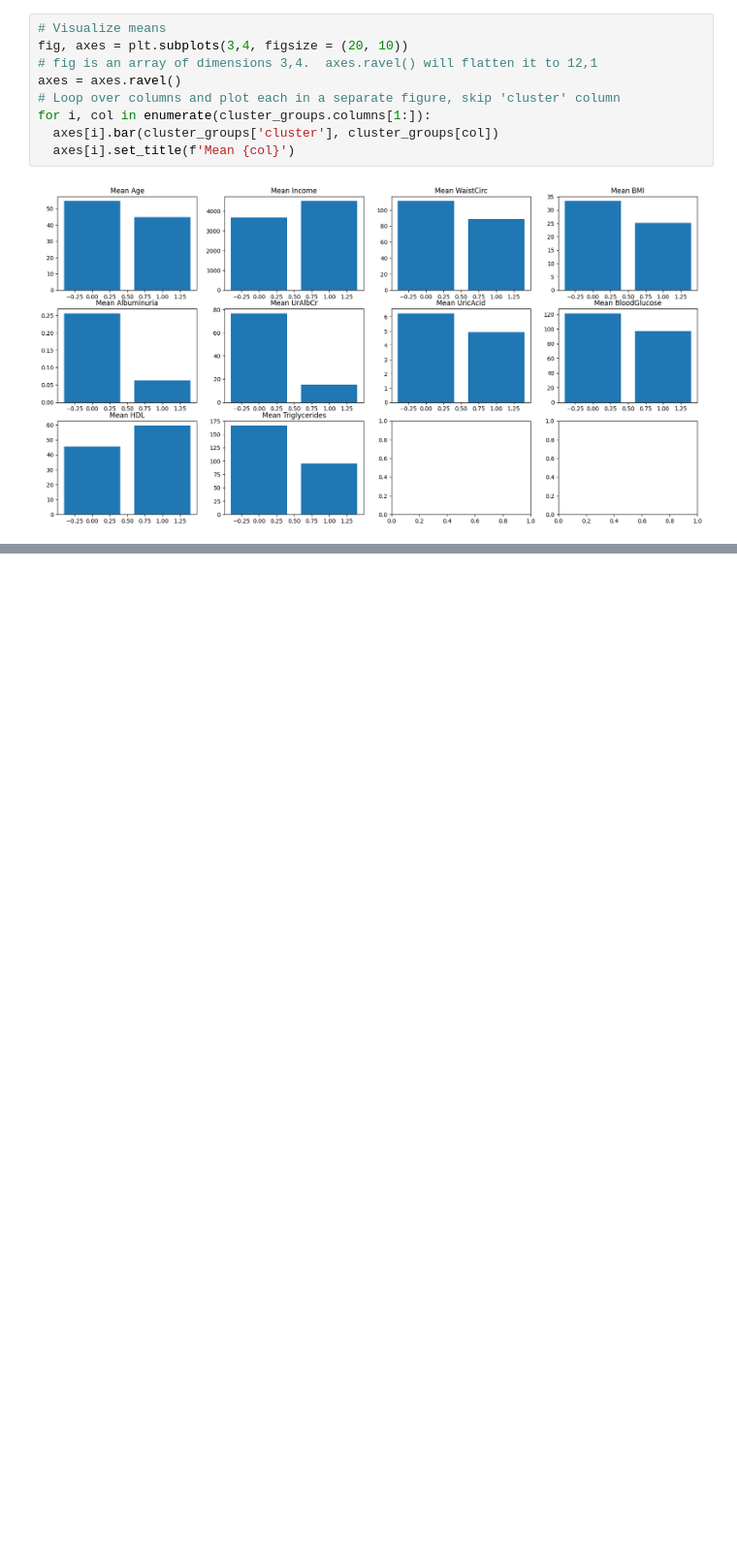
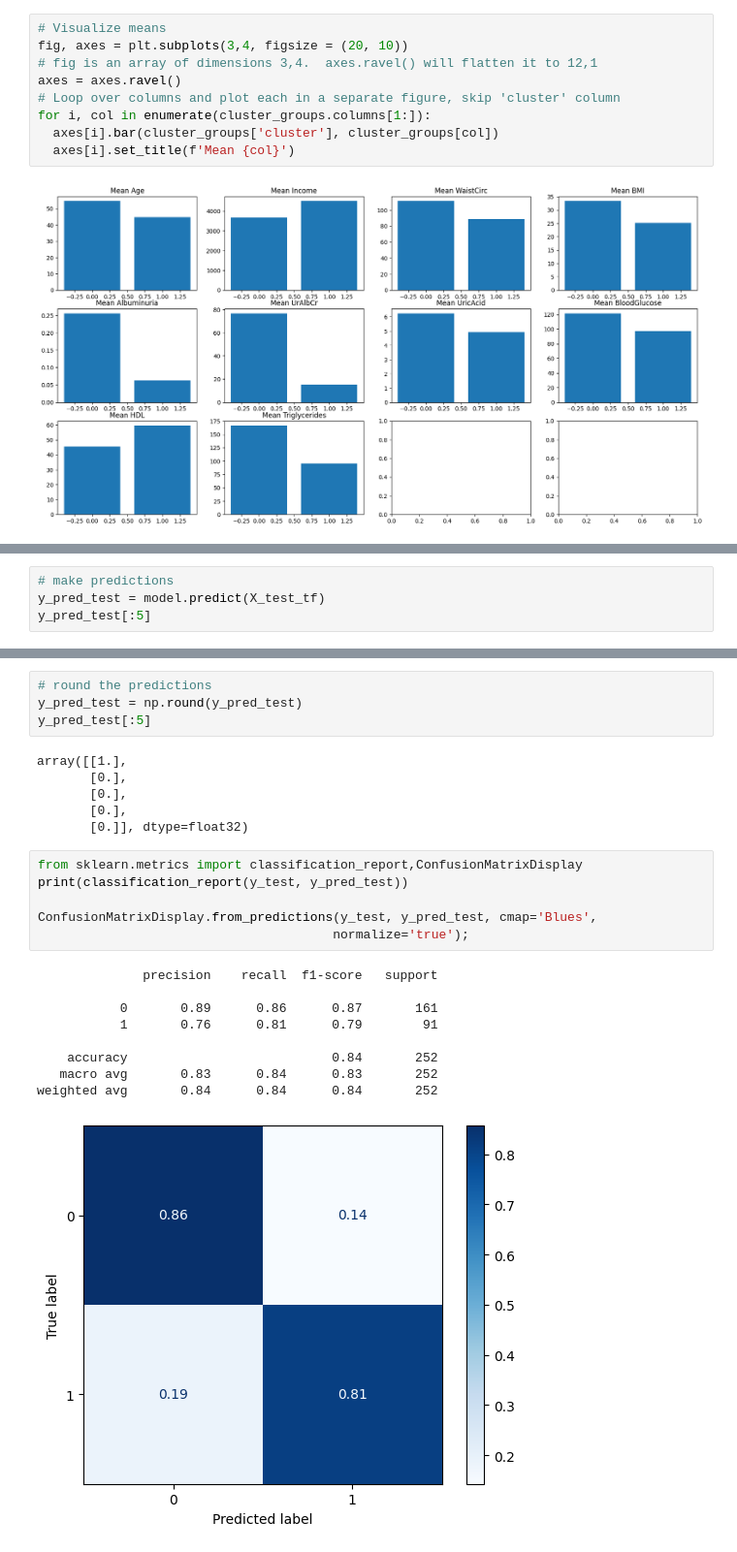
Before and after one commit to mahmoudarekat/MetabolicSyndrome, a Jupyter notebook: MetabolicSyndrome.ipynb, the cells around one changed output, grey strips where cells are left out. Shown: that part at 97% size. Cells and saved outputs as stored; diff of their text form; blank space fills up the shorter version.

```diff
--- a/MetabolicSyndrome.ipynb
+++ b/MetabolicSyndrome.ipynb
@@ -414,0 +583,4 @@ for i, col in enumerate(cluster_groups.columns[1:]):
+# %%
+# make predictions
+y_pred_test = model.predict(X_test_tf)
+y_pred_test[:5]
@@ -414,0 +594,26 @@ for i, col in enumerate(cluster_groups.columns[1:]):
+# %%
+# round the predictions
+y_pred_test = np.round(y_pred_test)
+y_pred_test[:5]
+# %% [output]
+array([[1.],
+       [0.],
+       [0.],
+       [0.],
+       [0.]], dtype=float32)
+# %%
+from sklearn.metrics import classification_report,ConfusionMatrixDisplay
+print(classification_report(y_test, y_pred_test))
+
+ConfusionMatrixDisplay.from_predictions(y_test, y_pred_test, cmap='Blues',
+                                       normalize='true');
+# %% [output]
+              precision    recall  f1-score   support
+
+           0       0.89      0.86      0.87       161
+           1       0.76      0.81      0.79        91
+
+    accuracy                           0.84       252
+   macro avg       0.83      0.84      0.83       252
+weighted avg       0.84      0.84      0.84       252
+[figure, added]
```
Also changed, not shown: parts of 27 cells of this notebook.
